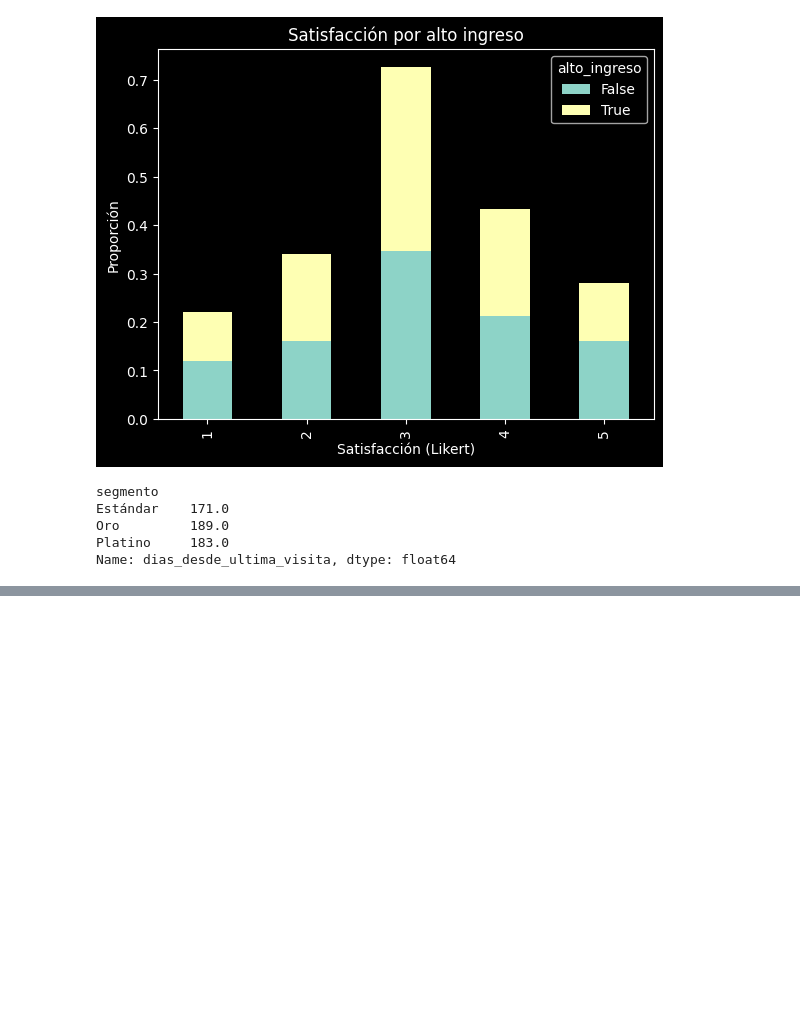
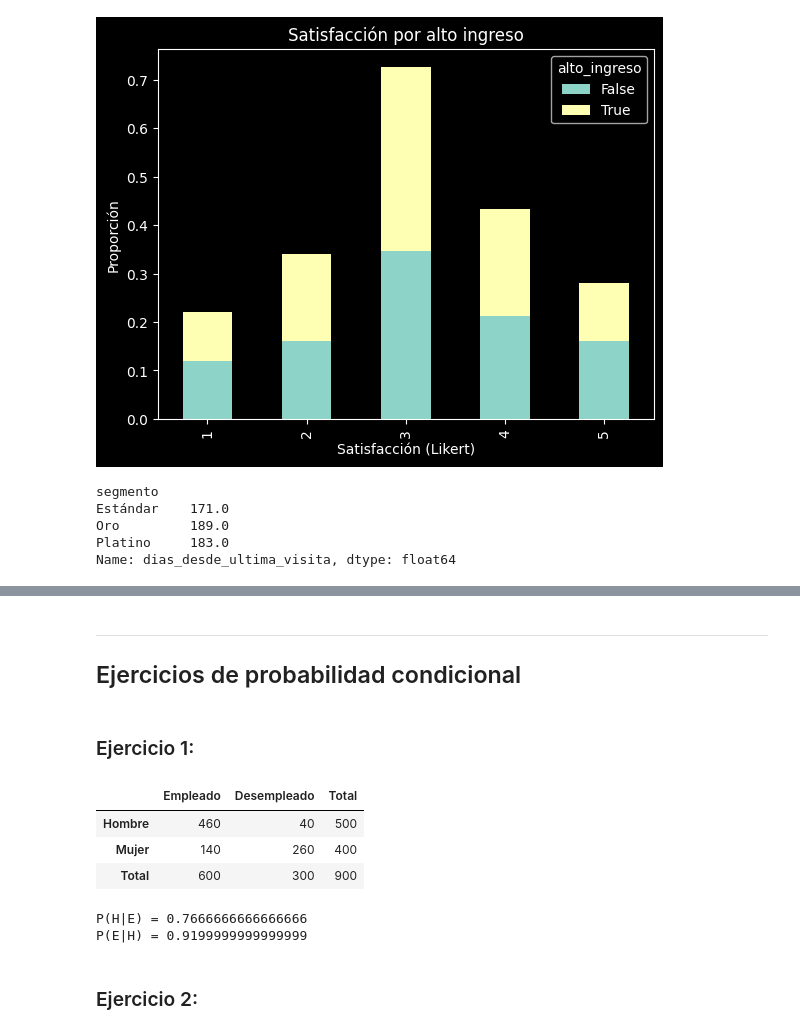
Before and after one commit to DannyGil0/mineria-de-datos-jupyter-notebook, a Jupyter notebook: Minereria_de_Datos.ipynb, the cells around one changed output, grey strips where cells are left out. Drawn from its saved outputs; the diff is of its cells as text; code cells hidden in the pictures; blank space fills up the shorter version.

Commit message:
(10mo dia): Ejercicios de probabilidad condicional

```diff
--- a/Minereria_de_Datos.ipynb
+++ b/Minereria_de_Datos.ipynb
@@ -1141,0 +1167,3 @@ Name: dias_desde_ultima_visita, dtype: float64
+# %% [markdown]
+---
+## Ejercicios de probabilidad condicional
@@ -1141,0 +1173,17 @@ Name: dias_desde_ultima_visita, dtype: float64
+# %% [markdown]
+### Ejercicio 1:
+# %%
+# Datos de la tabla
+data = {
+    "Empleado": [460, 140],
+    "Desempleado": [40, 260]
+}
+df = pd.DataFrame(data, index=["Hombre", "Mujer"])
+df["Total"] = df.sum(axis=1)
+df.loc["Total"] = df.sum()
+df
+# %% [output]
+|  | Empleado | Desempleado | Total |
+| Hombre | 460 | 40 | 500 |
+| Mujer | 140 | 260 | 400 |
+| Total | 600 | 300 | 900 |
@@ -1141,0 +1199,8 @@ Name: dias_desde_ultima_visita, dtype: float64
+# %%
+print("P(H|E) =", P_H_given_E)
+print("P(E|H) =", P_E_given_H)
+# %% [output]
+P(H|E) = 0.7666666666666666
+P(E|H) = 0.9199999999999999
+# %% [markdown]
+### Ejercicio 2:
```
Also changed, not shown: parts of 17 cells of this notebook.
